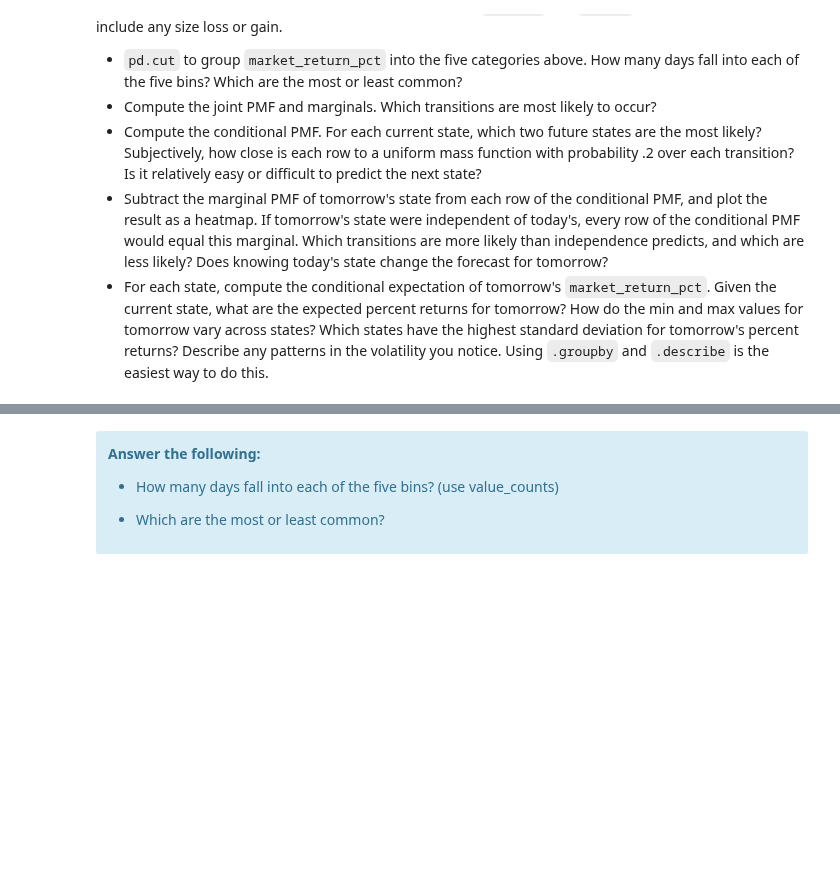
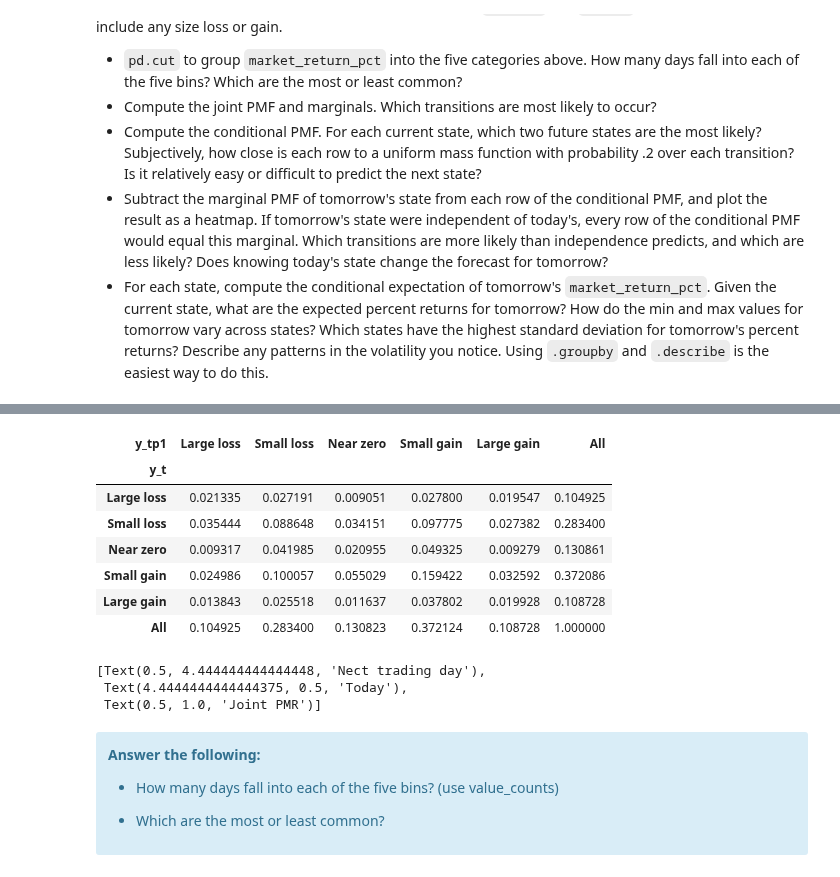
Before and after one commit to kimondragon/UU_F26_templates, a Jupyter notebook: Week09/Thursday_lab/lab08.ipynb, the cells around one changed output, grey strips where cells are left out. Cells and saved outputs as stored; diff of their text form; code cells hidden in the pictures; blank space fills up the shorter version.

```diff
--- a/Week09/Thursday_lab/lab08.ipynb
+++ b/Week09/Thursday_lab/lab08.ipynb
@@ -109,3 +141,21 @@ df['return_bin'] = #TODO use pd.cut to make return bins with the categories abov
+# %%
+pd.crosstab(df['y_t'], df['y_tp1'] , normalize = True, margins = True)
+# %% [output]
+| y_tp1 | Large loss | Small loss | Near zero | Small gain | Large gain | All |
+| y_t |  |  |  |  |  |  |
+| Large loss | 0.021335 | 0.027191 | 0.009051 | 0.027800 | 0.019547 | 0.104925 |
+| Small loss | 0.035444 | 0.088648 | 0.034151 | 0.097775 | 0.027382 | 0.283400 |
+| Near zero | 0.009317 | 0.041985 | 0.020955 | 0.049325 | 0.009279 | 0.130861 |
+| Small gain | 0.024986 | 0.100057 | 0.055029 | 0.159422 | 0.032592 | 0.372086 |
+| Large gain | 0.013843 | 0.025518 | 0.011637 | 0.037802 | 0.019928 | 0.108728 |
+| All | 0.104925 | 0.283400 | 0.130823 | 0.372124 | 0.108728 | 1.000000 |
+# %%
+#should be a heat map
+ax.set(xlabel='Nect trading day', ylabel='Today', title='Joint PMR')
+# %% [output]
+[Text(0.5, 4.444444444444448, 'Nect trading day'),
+ Text(4.4444444444444375, 0.5, 'Today'),
+ Text(0.5, 1.0, 'Joint PMR')]
 # %% [markdown]
 <div class='alert alert-info'><b>Answer the following:</b>
 
```
Also changed, not shown: parts of 20 cells of this notebook, 3 other files.
